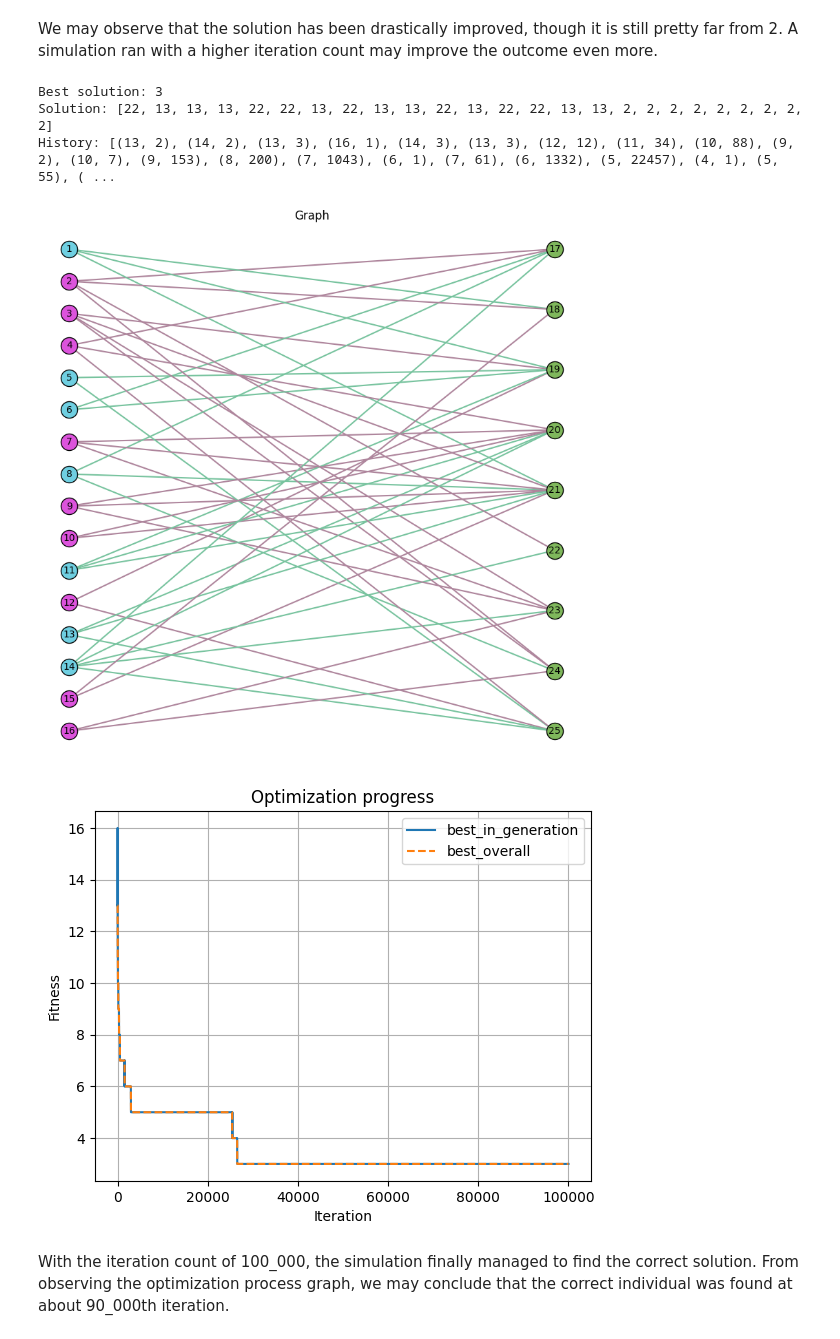
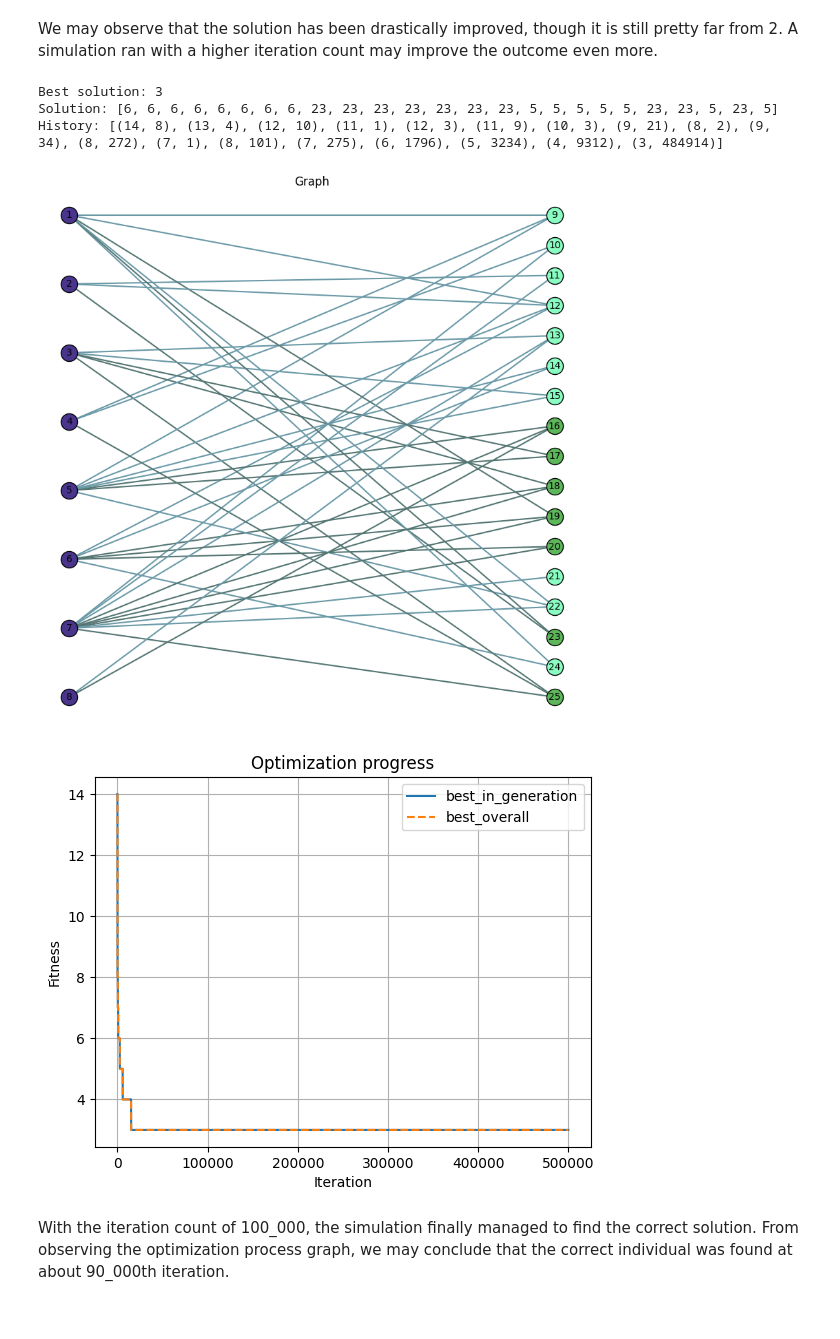
Before and after one commit to pitkwiecien/MachineLearning, a Jupyter notebook: EvolutionaryAlgorithm/EvolutionaryAlgorithm.ipynb, the cells around one changed output. Drawn from its saved outputs; the diff is of its cells as text; code cells hidden in the pictures.

Commit message:
Added random seeding and fixed init bug

```diff
--- a/EvolutionaryAlgorithm/EvolutionaryAlgorithm.ipynb
+++ b/EvolutionaryAlgorithm/EvolutionaryAlgorithm.ipynb
@@ -339,7 +353,10 @@ def call_colonizer(max_iterations: int,
                    graph: Optional[Graph]=None,
                    show_graph: bool=False,
                    show_history: bool=False,
-                   initial_population: Optional[population]=None) -> GraphColorizer:
+                   initial_population: Optional[population]=None,
+                   reseed: bool = True) -> GraphColorizer:
+    if reseed:
+        random.seed(RANDOM_SEED)
 
     colonizer = GraphColorizer(max_iterations,
                                population_size,
@@ -366,17 +383,13 @@ def call_colonizer(max_iterations: int,
 I will define the graphs, which the algorithm will try to find the solution to. Defining single bipartite and random graphs and reusing them will make the comparison of different hyperparameters' values possible, as the graphs will remain the same for all GraphColorizers defined.
 The graphs will be defined with pre-set parameters to ensure as little randomness as possible is present when re-running the experiments described in the notebook.
 # %%
-graph_bipartite = Graph(
-    vertices=[1, 2, 3, 4, 5, 6, 7, 8, 9, 10, 11, 12, 13, 14, 15, 16, 17, 18, 19, 20, 21, 22, 23, 24, 25],
-    edges=[(15, 21), (7, 23), (7, 20), (12, 19), (3, 19), (14, 25), (12, 25), (14, 22), (5, 19), (5, 25), (8, 21), (9, 20), (8, 24), (10, 21), (9, 23), (11, 20), (2, 17), (1, 18), (1, 21), (13, 20), (6, 17), (13, 21), (4, 17), (3, 21), (4, 20), (3, 24), (8, 17), (11, 19), (10, 20), (2, 22), (16, 24), (7, 21), (6, 19), (13, 25), (14, 17), (3, 23), (14, 23), (14, 20), (4, 25), (9, 21), (11, 21), (2, 18), (1, 19), (15, 18), (2, 24), (16, 23)],
-    U=[1, 2, 3, 4, 5, 6, 7, 8, 9, 10, 11, 12, 13, 14, 15, 16],
-    V=[17, 18, 19, 20, 21, 22, 23, 24, 25]
-)
+VERTEX_AMOUNT = 25
 
-graph_random = Graph(
-    vertices=[1, 2, 3, 4, 5, 6, 7, 8, 9, 10, 11, 12, 13, 14, 15, 16, 17, 18, 19, 20, 21, 22, 23, 24, 25],
-    edges=[(5, 10), (12, 25), (14, 22), (23, 25), (11, 14), (13, 17), (6, 11), (7, 10), (1, 24), (15, 23), (16, 22), (7, 19), (12, 18), (5, 12), (8, 11), (5, 21), (2, 4), (10, 20), (13, 19), (16, 24), (7, 21), (12, 20), (5, 23), (9, 21), (10, 22), (15, 18), (16, 17), (7, 14), (3, 10), (21, 25), (14, 19), (9, 14), (1, 3), (13, 14), (16, 19), (7, 16), (12, 15), (22, 25), (3, 21), (2, 13), (1, 23), (14, 23), (3, 23), (11, 18), (7, 11), (2, 24), (16, 23), (21, 22), (14, 25), (8, 15), (15, 20), (12, 21), (1, 2), (17, 20), (10, 14), (1, 11), (6, 10), (7, 18), (12, 14), (5, 20), (2, 3), (10, 16), (11, 15), (11, 24), (6, 12), (15, 24), (3, 4), (4, 12), (2, 14), (2, 23), (18, 22), (19, 23), (15, 19), (4, 7), (21, 23), (5, 17), (9, 15), (2, 9), (19, 25)]
-)
+graph_bipartite = Graph()
+graph_bipartite.bipartite(VERTEX_AMOUNT)
+
+graph_random = Graph()
+graph_random.random(VERTEX_AMOUNT)
 
 graph_bipartite.draw("Bipartite Graph")
 graph_random.draw("Random Graph")
@@ -430,20 +443,20 @@ History: [(13, 1), (14, 10), (13, 13), (12, 13), (11, 23), (10, 24), (9, 1), (10
 We may observe that the solution has been drastically improved, though it is still pretty far from 2. A simulation ran with a higher iteration count may improve the outcome even more.
 # %%
 call_colonizer(
-    max_iterations=100_000,
-    mutation_prob=.1,
-    crossover_prob=.7,
+    max_iterations=500_000,
+    mutation_prob=.12,
+    crossover_prob=.5,
     graph=graph_bipartite,
     show_graph=True,
     show_history=True,
     initial_population=population_bipartite[:]
 );
 # %% [output]
 Best solution: 3
-Solution: [22, 13, 13, 13, 22, 22, 13, 22, 13, 13, 22, 13, 22, 22, 13, 13, 2, 2, 2, 2, 2, 2, 2, 2, 2]
-History: [(13, 2), (14, 2), (13, 3), (16, 1), (14, 3), (13, 3), (12, 12), (11, 34), (10, 88), (9, 2), (10, 7), (9, 153), (8, 200), (7, 1043), (6, 1), (7, 61), (6, 1332), (5, 22457), (4, 1), (5, 55), ( ...
+Solution: [6, 6, 6, 6, 6, 6, 6, 6, 23, 23, 23, 23, 23, 23, 23, 5, 5, 5, 5, 5, 23, 23, 5, 23, 5]
+History: [(14, 8), (13, 4), (12, 10), (11, 1), (12, 3), (11, 9), (10, 3), (9, 21), (8, 2), (9, 34), (8, 272), (7, 1), (8, 101), (7, 275), (6, 1796), (5, 3234), (4, 9312), (3, 484914)]
-[figure, old version]
+[figure, new version]
-[figure, old version]
+[figure, new version]
 # %% [markdown]
 With the iteration count of 100_000, the simulation finally managed to find the correct solution. From observing the optimization process graph, we may conclude that the correct individual was found at about 90_000th iteration.
 # %% [markdown]
```
Also changed, not shown: parts of 10 cells of this notebook.
